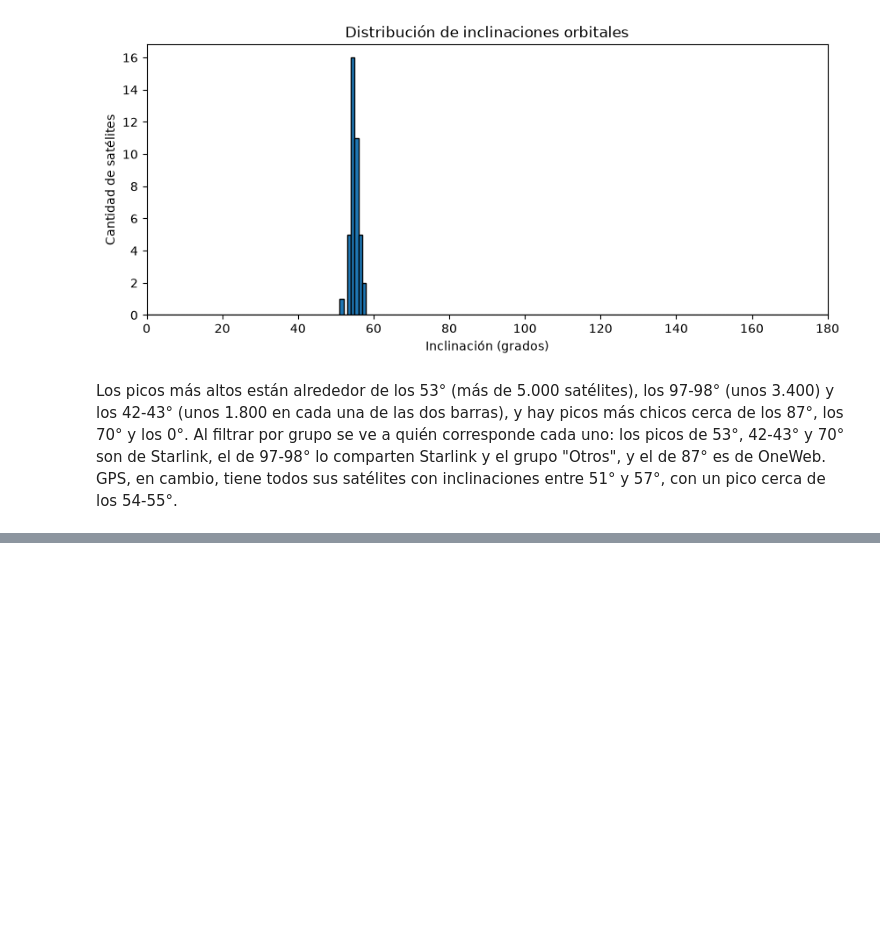
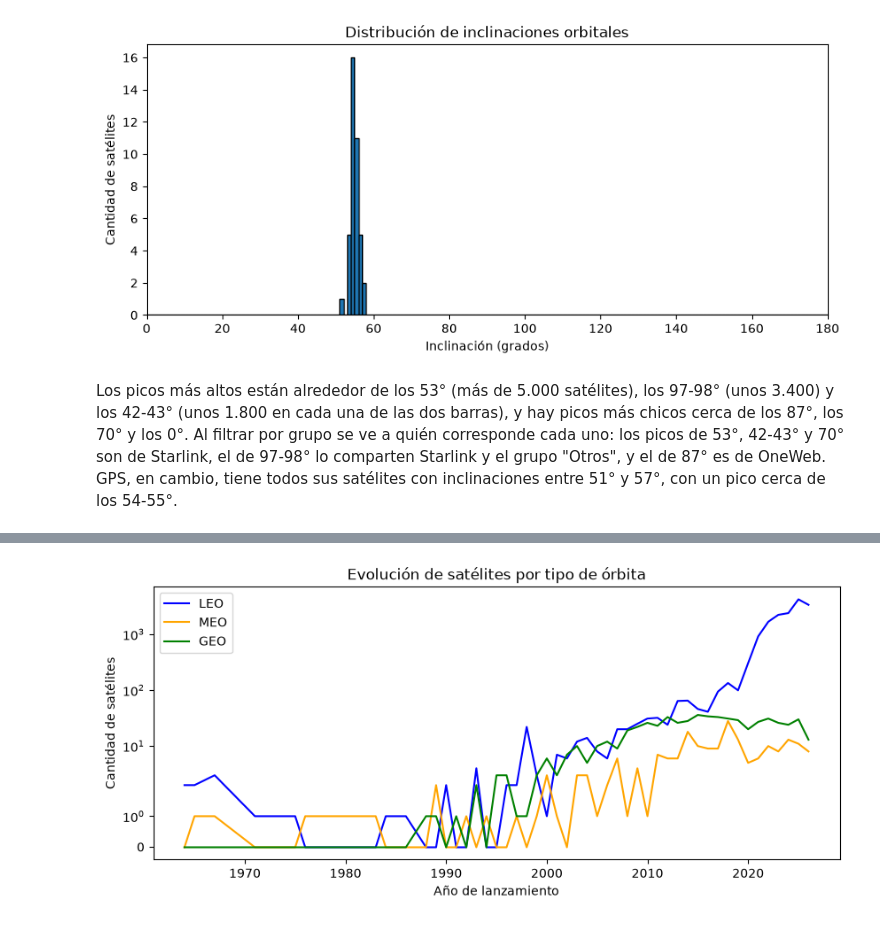
Before and after one commit to joadi2007/Proyecto_satelite_BAN_JD, a Jupyter notebook: informe.ipynb, the cells around one changed output, grey strips where cells are left out. Cells and saved outputs as stored; diff of their text form; code cells hidden in the pictures; blank space fills up the shorter version.

```diff
--- a/informe.ipynb
+++ b/informe.ipynb
@@ -292,0 +301,4 @@ Los picos más altos están alrededor de los 53° (más de 5.000 satélites), lo
+# %%
+evo_orbitas(registros, sats)
+# %% [output]
+[figure, added]
```
Also changed, not shown: parts of 12 cells of this notebook.
